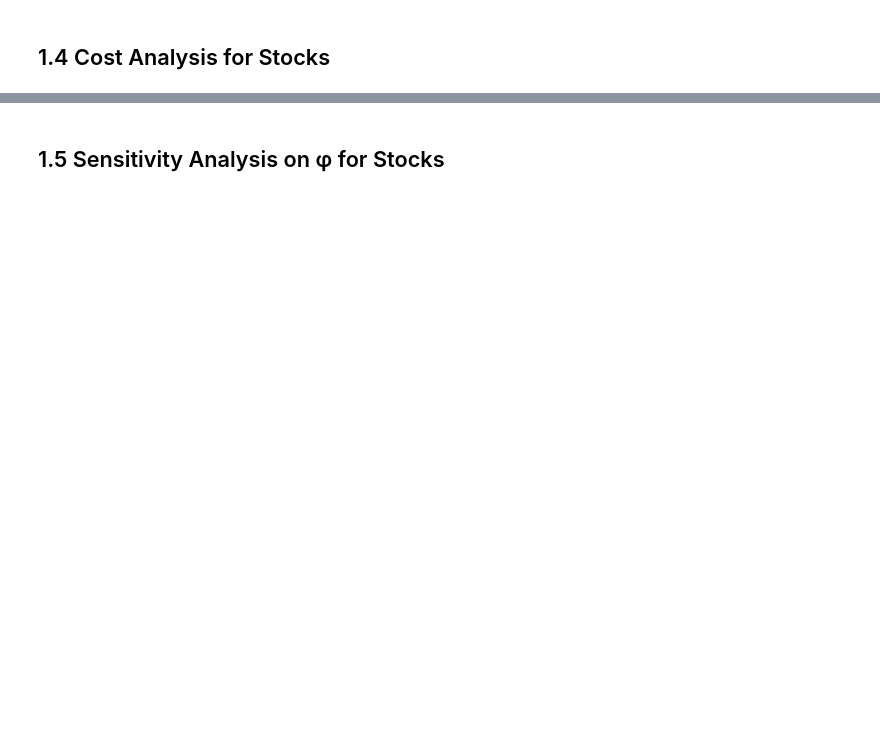
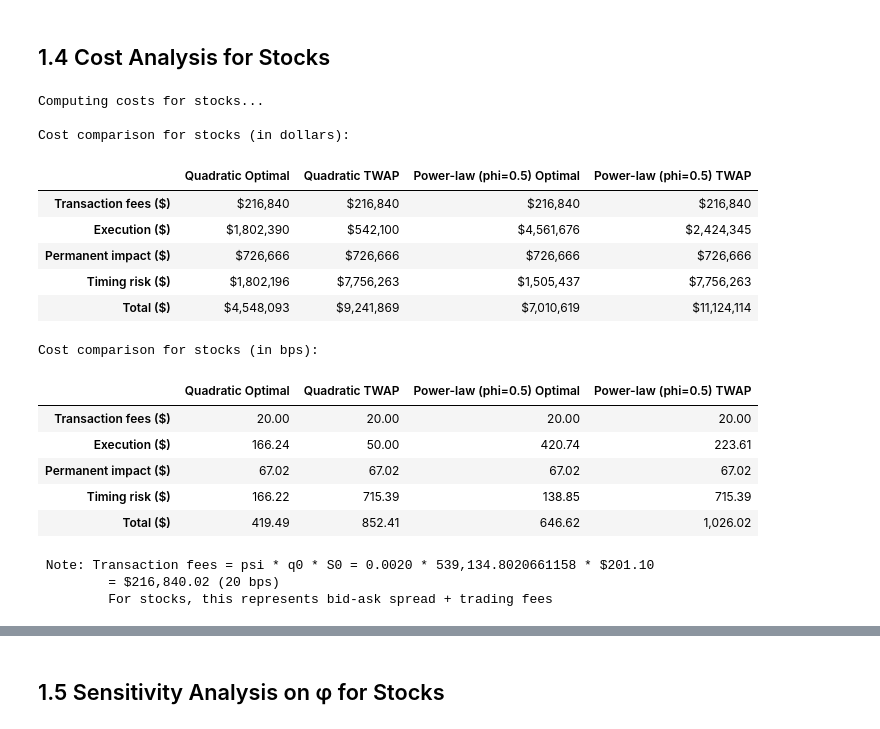
Before and after one commit to gregouzeee/market-impact-models, a Jupyter notebook: notebooks/05_almgren_chriss_powerlaw.ipynb, the cells around one changed output, grey strips where cells are left out. Saved outputs shown, nothing was run; the diff lists cells and outputs as text; code cells hidden in the pictures; blank space fills up the shorter version.

```diff
--- a/notebooks/05_almgren_chriss_powerlaw.ipynb
+++ b/notebooks/05_almgren_chriss_powerlaw.ipynb
@@ -775,35 +795,55 @@ if stocks_available:
             costs_quad_twap_stock['timing_risk'] * S0_stock,
             costs_quad_twap_stock['total_cost'] * S0_stock + transaction_fees_stock
         ],
         f'Power-law (phi={phi_stock})\nOptimal': [
             costs_power_opt_stock['transaction_fees'] * S0_stock,
             costs_power_opt_stock['execution_cost'] * S0_stock,
             costs_power_opt_stock['permanent_impact'] * S0_stock,
             costs_power_opt_stock['timing_risk'] * S0_stock,
             costs_power_opt_stock['total_cost'] * S0_stock
         ],
         f'Power-law (phi={phi_stock})\nTWAP': [
             costs_power_twap_stock['transaction_fees'] * S0_stock,
             costs_power_twap_stock['execution_cost'] * S0_stock,
             costs_power_twap_stock['permanent_impact'] * S0_stock,
             costs_power_twap_stock['timing_risk'] * S0_stock,
             costs_power_twap_stock['total_cost'] * S0_stock
         ]
     }, index=['Transaction fees ($)', 'Execution ($)', 'Permanent impact ($)', 'Timing risk ($)', 'Total ($)'])
 
     print("Cost comparison for stocks (in dollars):")
-    print(costs_comparison_stock.round(2))
+    display(costs_comparison_stock.style.format("${:,.0f}"))
 
     # Costs in bps
     notional_stock = abs(q0_stock) * S0_stock
     costs_bps_stock = costs_comparison_stock / notional_stock * 10000
     print("\nCost comparison for stocks (in bps):")
-    print(costs_bps_stock.round(2))
+    display(costs_bps_stock.style.format("{:,.2f}"))
 
     # Highlight transaction fees
     print(f"\n Note: Transaction fees = psi * q0 * S0 = {psi_stock:.4f} * {q0_stock:,} * ${S0_stock:.2f}")
     print(f"         = ${transaction_fees_stock:,.2f} ({psi_stock*10000:.0f} bps)")
     print(f"         For stocks, this represents bid-ask spread + trading fees")
+# %% [output]
+Computing costs for stocks...
+
+Cost comparison for stocks (in dollars):
+|  | Quadratic Optimal | Quadratic TWAP | Power-law (phi=0.5) Optimal | Power-law (phi=0.5) TWAP |
+| Transaction fees ($) | $216,840 | $216,840 | $216,840 | $216,840 |
+| Execution ($) | $1,802,390 | $542,100 | $4,561,676 | $2,424,345 |
+| Permanent impact ($) | $726,666 | $726,666 | $726,666 | $726,666 |
+| Timing risk ($) | $1,802,196 | $7,756,263 | $1,505,437 | $7,756,263 |
+| Total ($) | $4,548,093 | $9,241,869 | $7,010,619 | $11,124,114 |
+Cost comparison for stocks (in bps):
+|  | Quadratic Optimal | Quadratic TWAP | Power-law (phi=0.5) Optimal | Power-law (phi=0.5) TWAP |
+| Transaction fees ($) | 20.00 | 20.00 | 20.00 | 20.00 |
+| Execution ($) | 166.24 | 50.00 | 420.74 | 223.61 |
+| Permanent impact ($) | 67.02 | 67.02 | 67.02 | 67.02 |
+| Timing risk ($) | 166.22 | 715.39 | 138.85 | 715.39 |
+| Total ($) | 419.49 | 852.41 | 646.62 | 1,026.02 |
+ Note: Transaction fees = psi * q0 * S0 = 0.0020 * 539,134.8020661158 * $201.10
+         = $216,840.02 (20 bps)
+         For stocks, this represents bid-ask spread + trading fees
 # %%
 if stocks_available:
     # Visualization of costs for stocks (excluding total row for bar charts)
```
Also changed, not shown: parts of 18 cells of this notebook, 2 other files.
